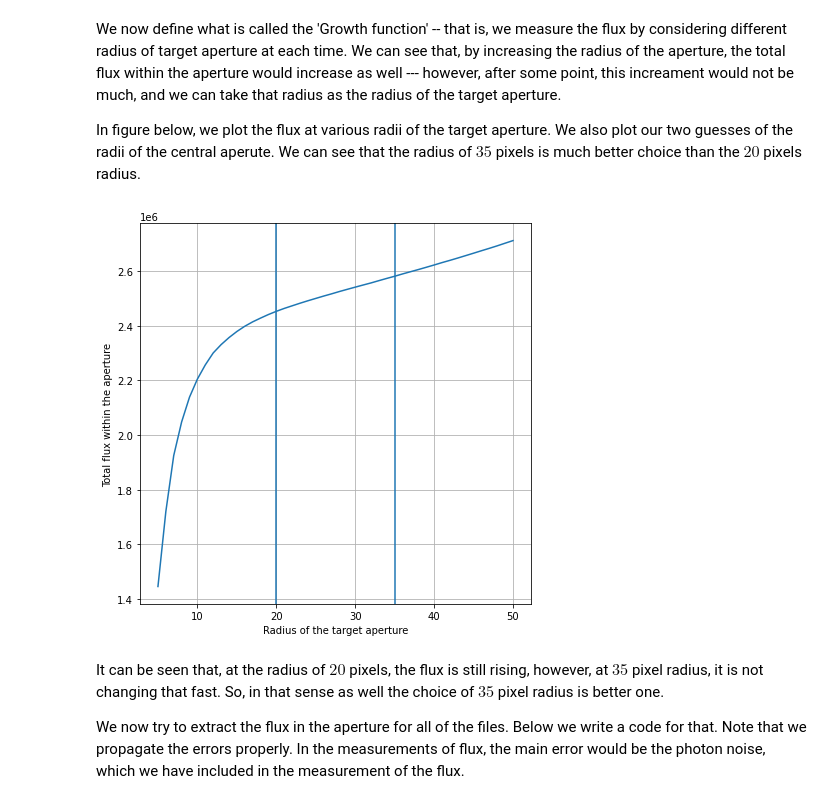
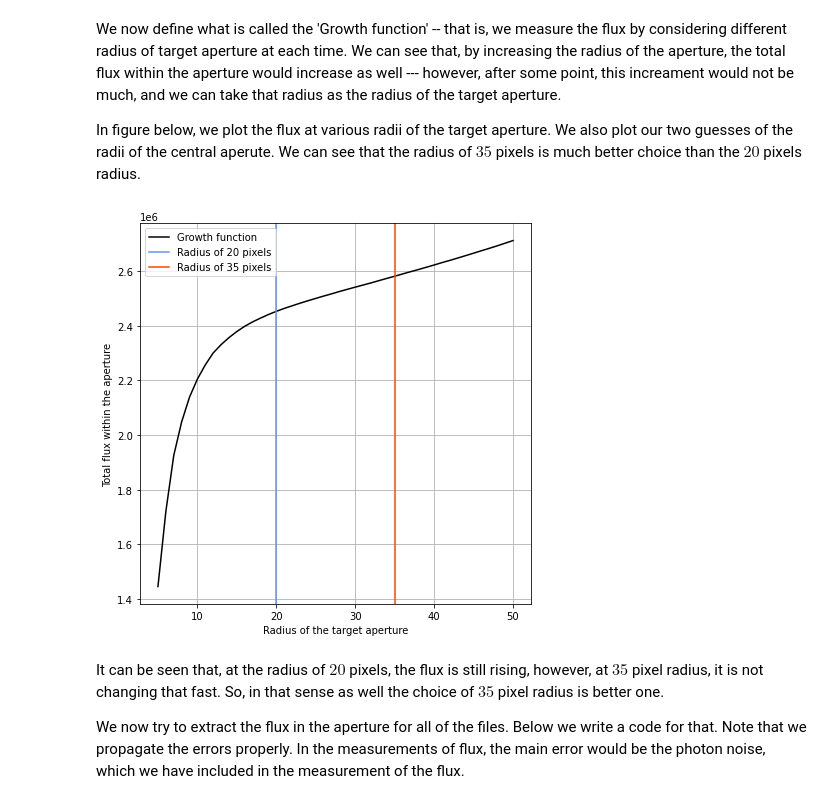
Before and after one commit to Jayshil/Data_Analysis, a Jupyter notebook: Transits/p1.ipynb, the cells around one changed output. Drawn from its saved outputs; the diff is of its cells as text; code cells hidden in the pictures.

```diff
--- a/Transits/p1.ipynb
+++ b/Transits/p1.ipynb
@@ -229,23 +229,24 @@ In figure below, we plot the flux at various radii of the target aperture. We al
 # %%
 rads = np.arange(5,51,1)
 
 skyflx = sky(image=subimage, cenx1=cx_n, ceny1=cy_n, skyrado=80, skyradi=70)
 
 apr_rad = np.zeros(len(rads))
 
 for i in range(len(rads)):
     apr_fl = aperture_fl(image=subimage, cenx1=cx_n, ceny1=cy_n, rad=rads[i], skyflux=skyflx)
     apr_rad[i] = apr_fl
 
 plt.figure(figsize=(7,7))
-plt.plot(rads, apr_rad, label='Growth function')
-plt.axvline(x=20, label='Radius of 20 pixels')
-plt.axvline(x=35, label='Radius of 35 pixels')
+plt.plot(rads, apr_rad, label='Growth function', c='black')
+plt.axvline(x=20, label='Radius of 20 pixels', c='cornflowerblue')
+plt.axvline(x=35, label='Radius of 35 pixels', c='orangered')
 plt.xlabel('Radius of the target aperture')
 plt.ylabel('Total flux within the aperture')
+plt.legend(loc='best')
 plt.grid()
 # %% [output]
-[figure, old version]
+[figure, new version]
 # %% [markdown]
 It can be seen that, at the radius of $20$ pixels, the flux is still rising, however, at $35$ pixel radius, it is not changing that fast. So, in that sense as well the choice of $35$ pixel radius is better one.
 
```
